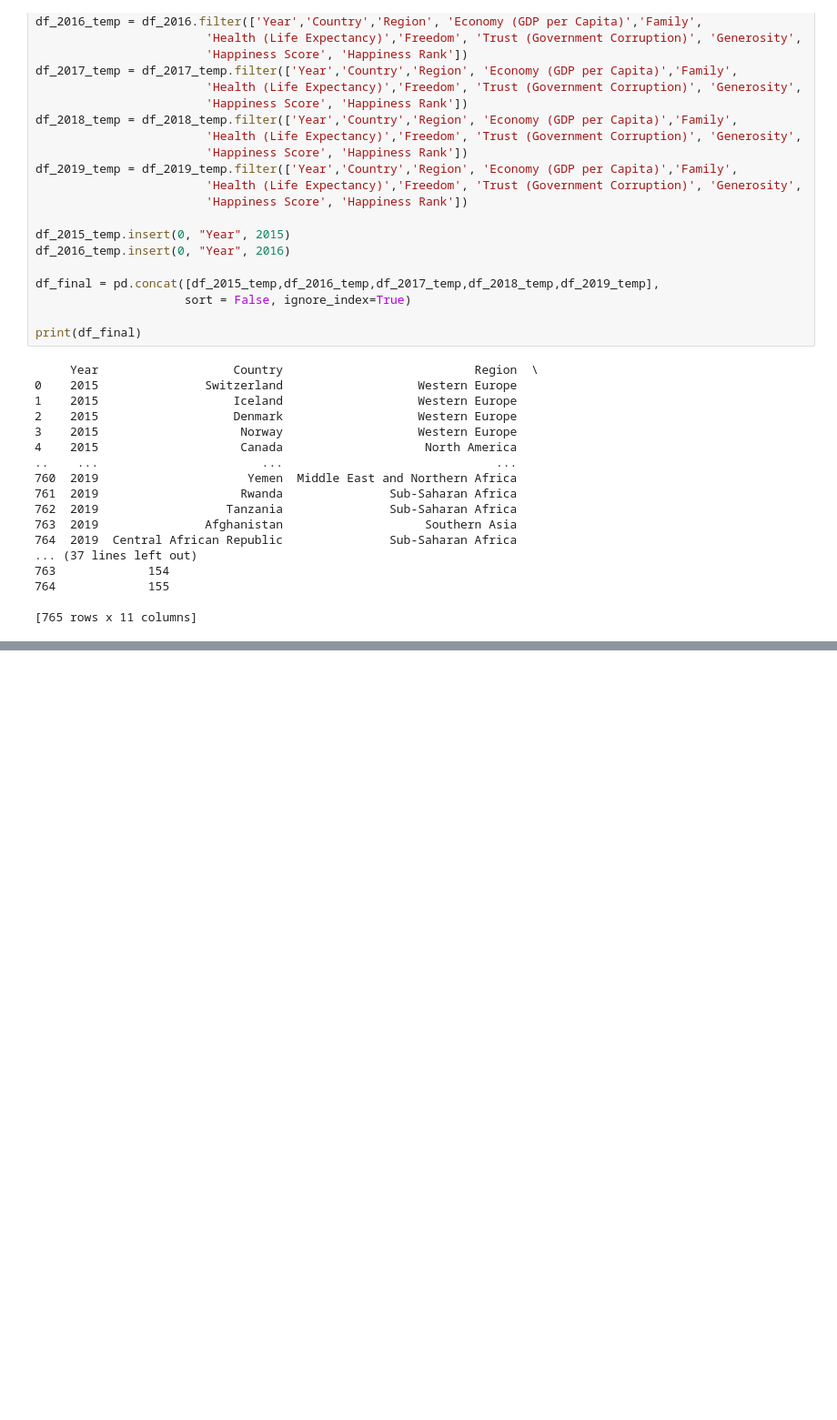
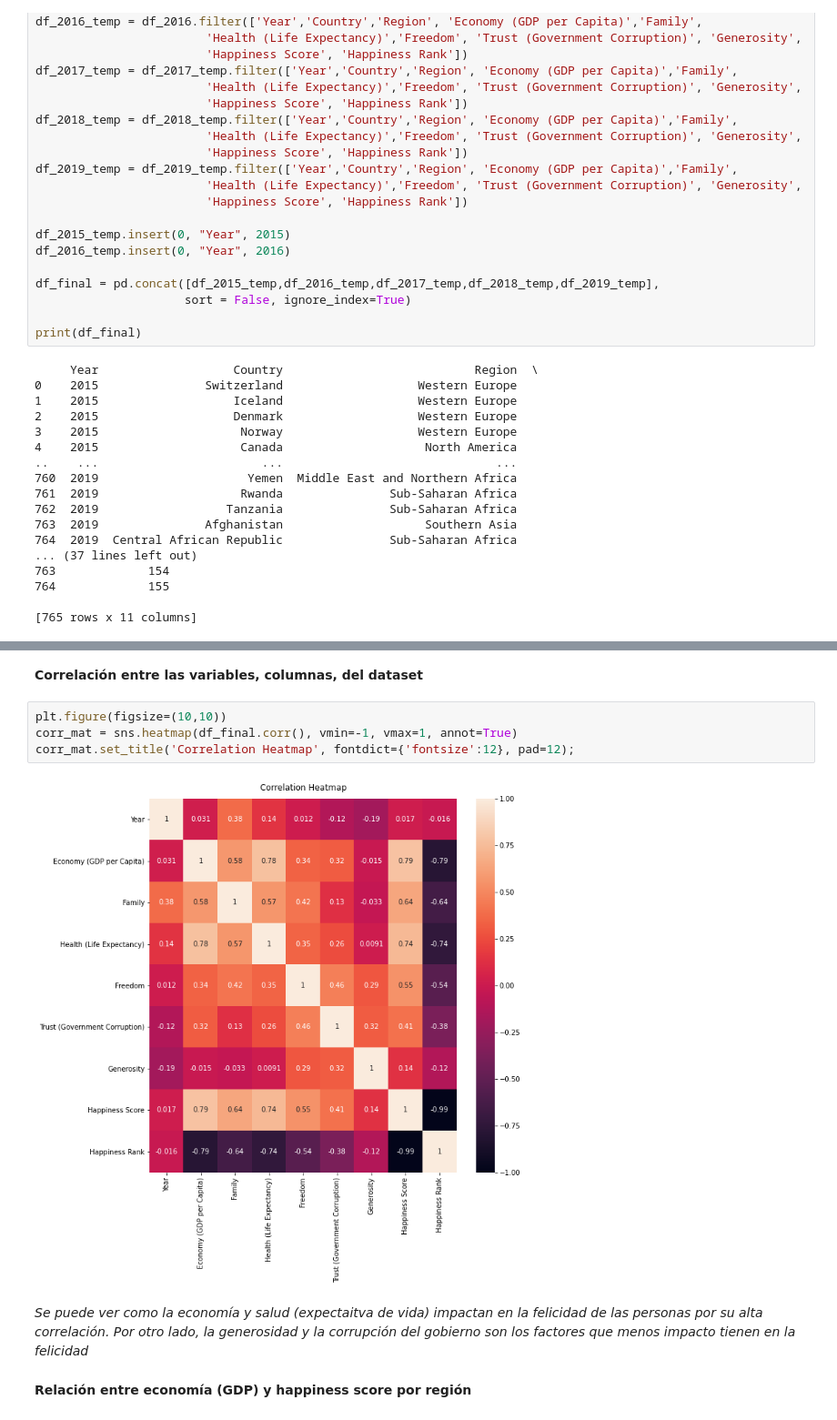
Before and after one commit to dianaxime/DM_Proyecto, a Jupyter notebook: World Happiness Analysis.ipynb, the cells around one changed output, grey strips where cells are left out. Shown at 91% size. Cells and saved outputs as stored; diff of their text form; blank space fills up the shorter version.

Commit message:
Avances en analisis exploratorio de Happiness Score

```diff
--- a/World Happiness Analysis.ipynb
+++ b/World Happiness Analysis.ipynb
@@ -184,0 +201,12 @@ print(df_final)
+# %% [markdown]
+**Correlación entre las variables, columnas, del dataset**
+# %%
+plt.figure(figsize=(10,10))
+corr_mat = sns.heatmap(df_final.corr(), vmin=-1, vmax=1, annot=True)
+corr_mat.set_title('Correlation Heatmap', fontdict={'fontsize':12}, pad=12);
+# %% [output]
+[figure, added]
+# %% [markdown]
+_Se puede ver como la economía y salud (expectaitva de vida) impactan en la felicidad de las personas por su alta correlación. Por otro lado, la generosidad y la corrupción del gobierno son los factores que menos impacto tienen en la felicidad_
+# %% [markdown]
+**Relación entre economía (GDP) y happiness score por región**
```
Also changed, not shown: parts of 34 cells of this notebook.
